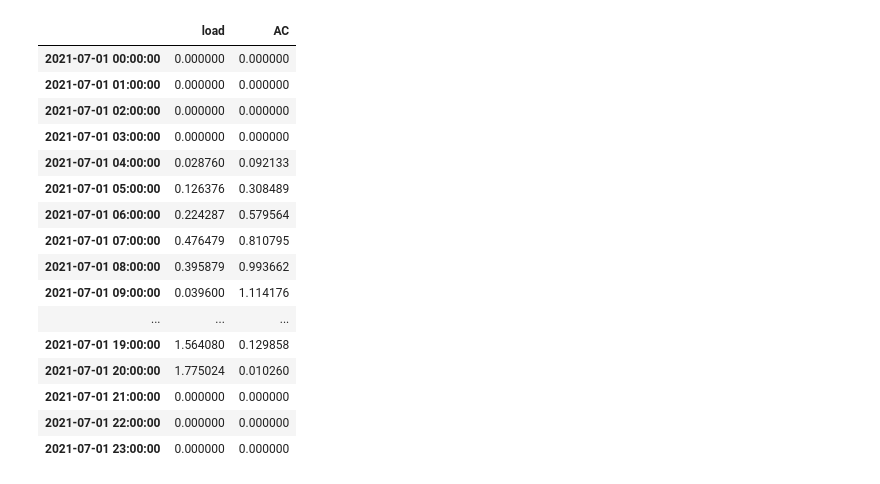
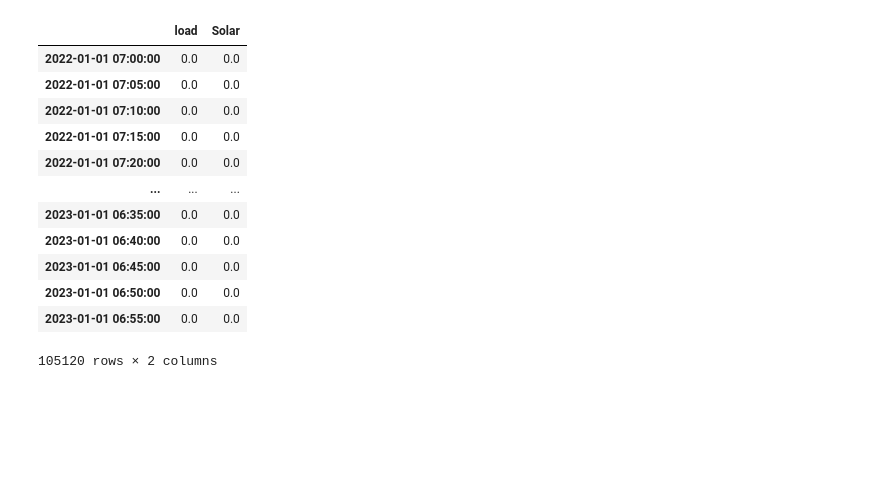
Before and after one commit to Shai670/Residential_consumption_modeling, a Jupyter notebook: Battery.ipynb, the cells around one changed output. Saved outputs shown, nothing was run; the diff lists cells and outputs as text; code cells hidden in the pictures; blank space fills up the shorter version.

```diff
--- a/Battery.ipynb
+++ b/Battery.ipynb
@@ -10,7 +10,7 @@ import matplotlib.pyplot as plt
 !git clone https://github.com/Shai670/Residential_consumption_modeling
 clear_output()
 # %%
-pv = pd.read_csv('/content/Residential_consumption_modeling/DATA/PV_1.5.csv', index_col='time')
-pv.index = pd.to_datetime(pv.index)
+pv = pd.read_csv('/content/Residential_consumption_modeling/DATA/Kemerovo_2022_solcast_3.csv', index_col='time')
+pv.index = pd.date_range(start='2022-01-01 07:00:00', freq='5MIN', periods=len(pv))
 pv
 # %% [output]
@@ -127,7 +94,7 @@ def add_eq(obj_list, N, power, sessions, switch_proba, tou_proba):
 # %%
 profile_dataset = []
 
-for _ in range(500):
+for _ in range(365):
 
     obj_list = []
     obj_list = add_eq(obj_list, N=class1_N, power=class1_power, sessions=class1_sessions, switch_proba=class1_switch, tou_proba=class1_tou)
@@ -136,7 +103,7 @@ for _ in range(500):
 
     electric_load = []
 
-    for dt in range(24*60): # шаг моделирования - 1 мин
+    for dt in range(24*60): # шаг моделирования - 15 мин
       power_dt = 0 # обнуляем переменную мощности данного шага моделирования
       for eq in obj_list: # для каждого электроприбора
         for s in range(eq.sessions): # перебрать все включения электроприбора за день
@@ -186,0 +119,3 @@ sum(df.mean(axis=0))
+# %%
+load = pd.DataFrame(np.array(profile_dataset).reshape(365*1440,), columns=['load'], index=pd.date_range(start=pv.index[0], periods=525600, freq='MIN'))
+load
@@ -221,7 +170,3 @@ class battery:
      # self.SOC = self.capacity_fact / self.capacity * 100
 
      return Pbat
-# %%
-load = pd.DataFrame(index=pd.date_range(start='2021-07-01 00:00:00', freq='MIN', periods=len(df.mean(axis=0))))
-load['load'] = df.mean(axis=0)
-load
@@ -242,23 +173,19 @@ load
 # %%
 dataset = pd.merge(load, pv, left_index=True, right_index=True, how='outer').dropna()
-dataset[dataset['AC'] < 0] = 0
-dataset['AC'] *= 1e-3
+dataset[dataset['Solar'] < 0] = 0
+dataset['Solar'] *= 1e-3
 dataset
 # %% [output]
-|  | load | AC |
-| 2021-07-01 00:00:00 | 0.000000 | 0.000000 |
-| 2021-07-01 01:00:00 | 0.000000 | 0.000000 |
-| 2021-07-01 02:00:00 | 0.000000 | 0.000000 |
-| 2021-07-01 03:00:00 | 0.000000 | 0.000000 |
-| 2021-07-01 04:00:00 | 0.028760 | 0.092133 |
-| 2021-07-01 05:00:00 | 0.126376 | 0.308489 |
-| 2021-07-01 06:00:00 | 0.224287 | 0.579564 |
-| 2021-07-01 07:00:00 | 0.476479 | 0.810795 |
-| 2021-07-01 08:00:00 | 0.395879 | 0.993662 |
-| 2021-07-01 09:00:00 | 0.039600 | 1.114176 |
+|  | load | Solar |
+| 2022-01-01 07:00:00 | 0.0 | 0.0 |
+| 2022-01-01 07:05:00 | 0.0 | 0.0 |
+| 2022-01-01 07:10:00 | 0.0 | 0.0 |
+| 2022-01-01 07:15:00 | 0.0 | 0.0 |
+| 2022-01-01 07:20:00 | 0.0 | 0.0 |
 | ... | ... | ... |
-| 2021-07-01 19:00:00 | 1.564080 | 0.129858 |
-| 2021-07-01 20:00:00 | 1.775024 | 0.010260 |
-| 2021-07-01 21:00:00 | 0.000000 | 0.000000 |
-| 2021-07-01 22:00:00 | 0.000000 | 0.000000 |
-| 2021-07-01 23:00:00 | 0.000000 | 0.000000 |
+| 2023-01-01 06:35:00 | 0.0 | 0.0 |
+| 2023-01-01 06:40:00 | 0.0 | 0.0 |
+| 2023-01-01 06:45:00 | 0.0 | 0.0 |
+| 2023-01-01 06:50:00 | 0.0 | 0.0 |
+| 2023-01-01 06:55:00 | 0.0 | 0.0 |
+105120 rows × 2 columns
```
Also changed, not shown: parts of 10 cells of this notebook.
